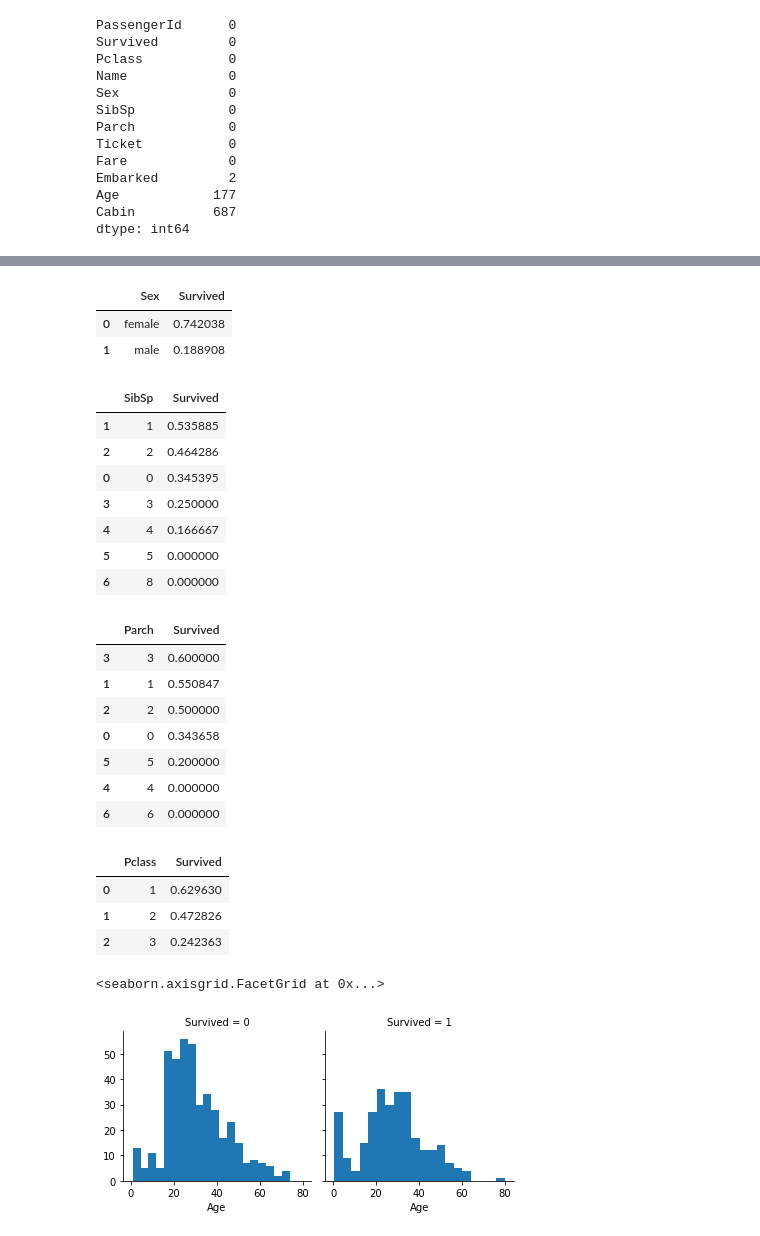
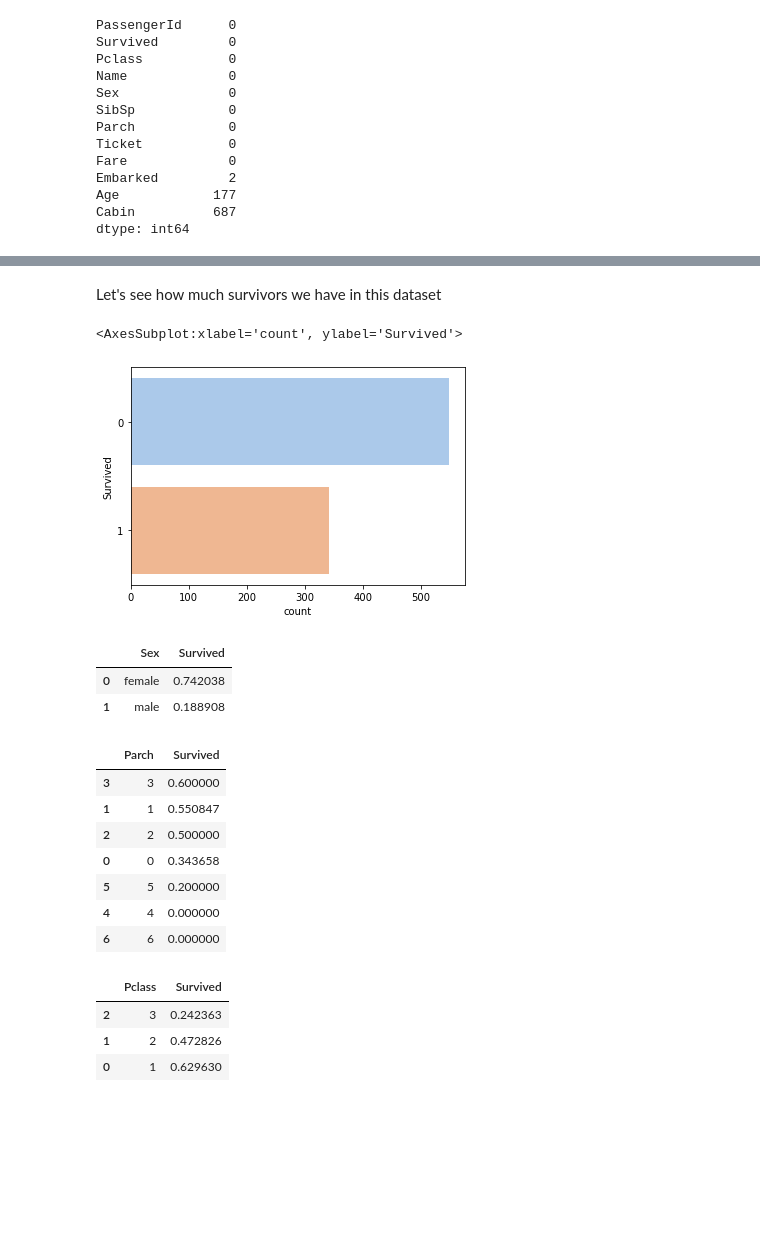
Before and after one commit to rafachoks/data-study, a Jupyter notebook: Titanic/TitanicFullAnalisys.ipynb, the cells around one changed output, grey strips where cells are left out. Drawn from its saved outputs; the diff is of its cells as text; code cells hidden in the pictures; blank space fills up the shorter version.

```diff
--- a/Titanic/TitanicFullAnalisys.ipynb
+++ b/Titanic/TitanicFullAnalisys.ipynb
@@ -20,4 +22,4 @@ from sklearn.tree import DecisionTreeClassifier
 # %%
-train_df = pd.read_csv(r"C:\Users\rafae\PycharmProjects\scientificProject1\data\train.csv")
-test_df = pd.read_csv(r"C:\Users\rafae\PycharmProjects\scientificProject1\data\test.csv")
+train_df = pd.read_csv(r"C:\Users\rafae\Downloads\train.csv")
+test_df = pd.read_csv(r"C:\Users\rafae\Downloads\test.csv")
 combine = [train_df, test_df]
@@ -61,0 +94,2 @@ dtype: int64
+# %%
+train_df['Embarked'] = train_df['Embarked'].fillna('S')
@@ -61,0 +107,5 @@ dtype: int64
+# %%
+train_df['Age'] = train_df['Age'].fillna(30)
+train_df['Age'] = train_df['Age'].astype(int)
+# %%
+train_df = train_df.drop(columns=['Cabin','PassengerId','Ticket','Name'])
@@ -62 +141,8 @@ dtype: int64
+# %% [markdown]
+Let's see how much survivors we have in this dataset
+# %%
+sns.countplot(y = 'Survived', data = train_df, palette='pastel')
+# %% [output]
+<AxesSubplot:xlabel='count', ylabel='Survived'>
+[figure, added]
 # %%
@@ -66,37 +152,20 @@ train_df[['Sex', 'Survived']].groupby(['Sex'], as_index=False).mean().sort_value
 | 0 | female | 0.742038 |
 | 1 | male | 0.188908 |
 # %%
-train_df[['SibSp', 'Survived']].groupby(['SibSp'], as_index=False).mean().sort_values(by='Survived', ascending=False)
+train_df[['Parch', 'Survived']].groupby('Parch', as_index=False).mean().sort_values(by='Survived', ascending=False)
 # %% [output]
-|  | SibSp | Survived |
-| 1 | 1 | 0.535885 |
-| 2 | 2 | 0.464286 |
-| 0 | 0 | 0.345395 |
-| 3 | 3 | 0.250000 |
-| 4 | 4 | 0.166667 |
-| 5 | 5 | 0.000000 |
-| 6 | 8 | 0.000000 |
+|  | Parch | Survived |
+| 3 | 3 | 0.600000 |
+| 1 | 1 | 0.550847 |
+| 2 | 2 | 0.500000 |
+| 0 | 0 | 0.343658 |
+| 5 | 5 | 0.200000 |
+| 4 | 4 | 0.000000 |
+| 6 | 6 | 0.000000 |
 # %%
-train_df[['Parch', 'Survived']].groupby(['Parch'], as_index=False).mean().sort_values(by='Survived', ascending=False)
+train_df[['Pclass','Survived']].groupby('Pclass', as_index=False).mean().sort_values(by='Pclass', ascending=False)
 # %% [output]
-|  | Parch | Survived |
-| 3 | 3 | 0.600000 |
-| 1 | 1 | 0.550847 |
-| 2 | 2 | 0.500000 |
-| 0 | 0 | 0.343658 |
-| 5 | 5 | 0.200000 |
-| 4 | 4 | 0.000000 |
-| 6 | 6 | 0.000000 |
+|  | Pclass | Survived |
+| 2 | 3 | 0.242363 |
+| 1 | 2 | 0.472826 |
+| 0 | 1 | 0.629630 |
-# %%
-train_df[['Pclass', 'Survived']].groupby(['Pclass'], as_index=False).mean().sort_values(by='Survived', ascending=False)
-# %% [output]
-|  | Pclass | Survived |
-| 0 | 1 | 0.629630 |
-| 1 | 2 | 0.472826 |
-| 2 | 3 | 0.242363 |
-# %%
-g = sns.FacetGrid(train_df, col='Survived')
-g.map(plt.hist, 'Age', bins=20)
-# %% [output]
-<seaborn.axisgrid.FacetGrid at 0x...>
-[figure, removed]
```
Also changed, not shown: parts of 32 cells of this notebook.
